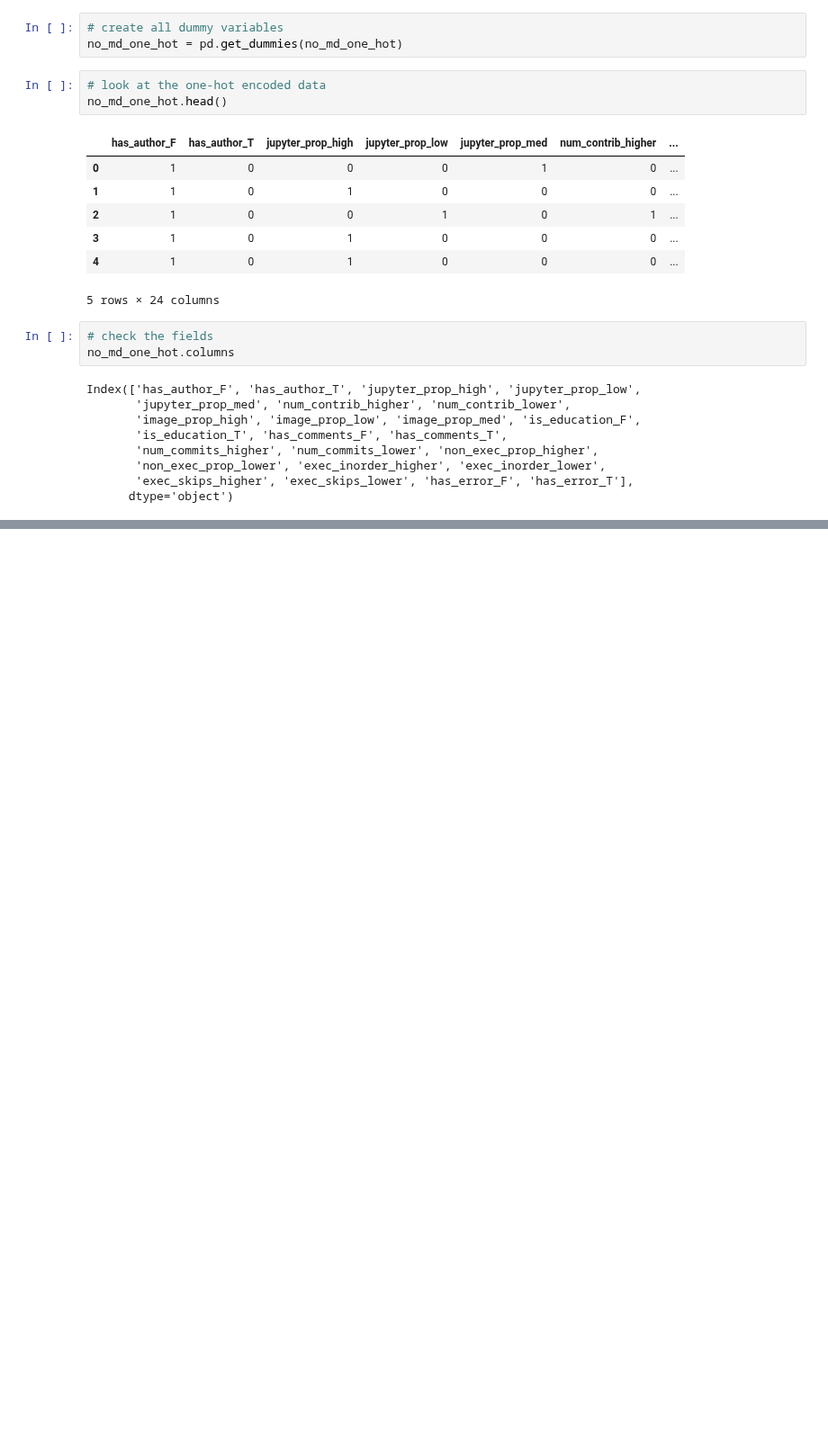
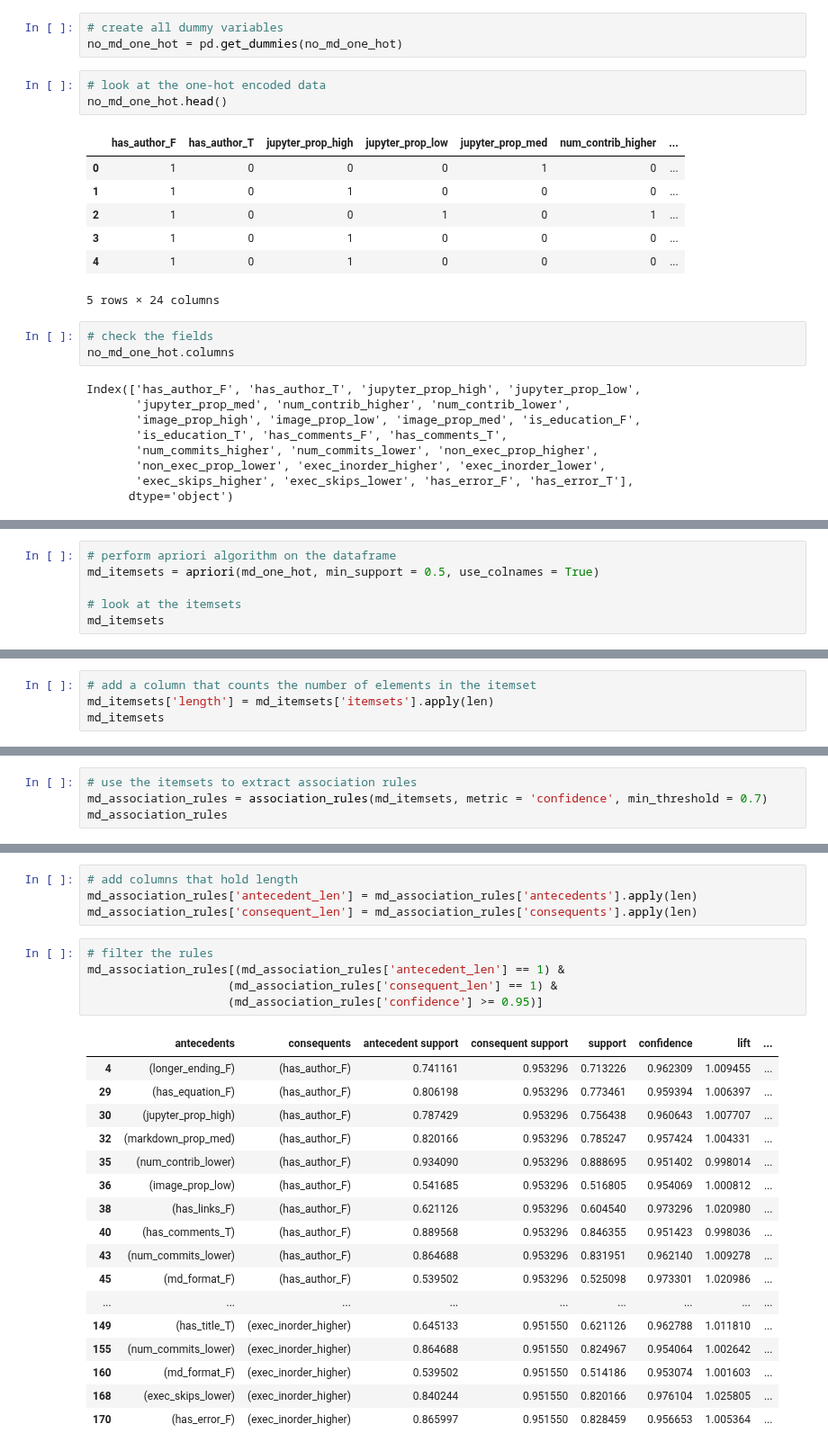
Before and after one commit to Isabel-Gan/quantifying-notebook-features, a Jupyter notebook: output/complete-runs/analysis/cat-factor-analysis.ipynb, the cells around one changed output, grey strips where cells are left out. Shown at 90% size. Cells and saved outputs as stored; diff of their text form; blank space fills up the shorter version.

Commit message:
apriori and association rules with all dummies

```diff
--- a/output/complete-runs/analysis/cat-factor-analysis.ipynb
+++ b/output/complete-runs/analysis/cat-factor-analysis.ipynb
@@ -862,0 +880,6 @@ Index(['has_author_F', 'has_author_T', 'jupyter_prop_high', 'jupyter_prop_low',
+# %%
+# perform apriori algorithm on the dataframe
+md_itemsets = apriori(md_one_hot, min_support = 0.5, use_colnames = True)
+
+# look at the itemsets
+md_itemsets
@@ -862,0 +900,4 @@ Index(['has_author_F', 'has_author_T', 'jupyter_prop_high', 'jupyter_prop_low',
+# %%
+# add a column that counts the number of elements in the itemset
+md_itemsets['length'] = md_itemsets['itemsets'].apply(len)
+md_itemsets
@@ -862,0 +1020,4 @@ Index(['has_author_F', 'has_author_T', 'jupyter_prop_high', 'jupyter_prop_low',
+# %%
+# use the itemsets to extract association rules
+md_association_rules = association_rules(md_itemsets, metric = 'confidence', min_threshold = 0.7)
+md_association_rules
@@ -862,0 +1038,27 @@ Index(['has_author_F', 'has_author_T', 'jupyter_prop_high', 'jupyter_prop_low',
+# %%
+# add columns that hold length
+md_association_rules['antecedent_len'] = md_association_rules['antecedents'].apply(len)
+md_association_rules['consequent_len'] = md_association_rules['consequents'].apply(len)
+# %%
+# filter the rules
+md_association_rules[(md_association_rules['antecedent_len'] == 1) &
+                    (md_association_rules['consequent_len'] == 1) &
+                    (md_association_rules['confidence'] >= 0.95)]
+# %% [output]
+|  | antecedents | consequents | antecedent support | consequent support | support | confidence | lift | ... |
+| 4 | (longer_ending_F) | (has_author_F) | 0.741161 | 0.953296 | 0.713226 | 0.962309 | 1.009455 | ... |
+| 29 | (has_equation_F) | (has_author_F) | 0.806198 | 0.953296 | 0.773461 | 0.959394 | 1.006397 | ... |
+| 30 | (jupyter_prop_high) | (has_author_F) | 0.787429 | 0.953296 | 0.756438 | 0.960643 | 1.007707 | ... |
+| 32 | (markdown_prop_med) | (has_author_F) | 0.820166 | 0.953296 | 0.785247 | 0.957424 | 1.004331 | ... |
+| 35 | (num_contrib_lower) | (has_author_F) | 0.934090 | 0.953296 | 0.888695 | 0.951402 | 0.998014 | ... |
+| 36 | (image_prop_low) | (has_author_F) | 0.541685 | 0.953296 | 0.516805 | 0.954069 | 1.000812 | ... |
+| 38 | (has_links_F) | (has_author_F) | 0.621126 | 0.953296 | 0.604540 | 0.973296 | 1.020980 | ... |
+| 40 | (has_comments_T) | (has_author_F) | 0.889568 | 0.953296 | 0.846355 | 0.951423 | 0.998036 | ... |
+| 43 | (num_commits_lower) | (has_author_F) | 0.864688 | 0.953296 | 0.831951 | 0.962140 | 1.009278 | ... |
+| 45 | (md_format_F) | (has_author_F) | 0.539502 | 0.953296 | 0.525098 | 0.973301 | 1.020986 | ... |
+| ... | ... | ... | ... | ... | ... | ... | ... | ... |
+| 149 | (has_title_T) | (exec_inorder_higher) | 0.645133 | 0.951550 | 0.621126 | 0.962788 | 1.011810 | ... |
+| 155 | (num_commits_lower) | (exec_inorder_higher) | 0.864688 | 0.951550 | 0.824967 | 0.954064 | 1.002642 | ... |
+| 160 | (md_format_F) | (exec_inorder_higher) | 0.539502 | 0.951550 | 0.514186 | 0.953074 | 1.001603 | ... |
+| 168 | (exec_skips_lower) | (exec_inorder_higher) | 0.840244 | 0.951550 | 0.820166 | 0.976104 | 1.025805 | ... |
+| 170 | (has_error_F) | (exec_inorder_higher) | 0.865997 | 0.951550 | 0.828459 | 0.956653 | 1.005364 | ... |
```
Also changed, not shown: parts of 21 cells of this notebook.
